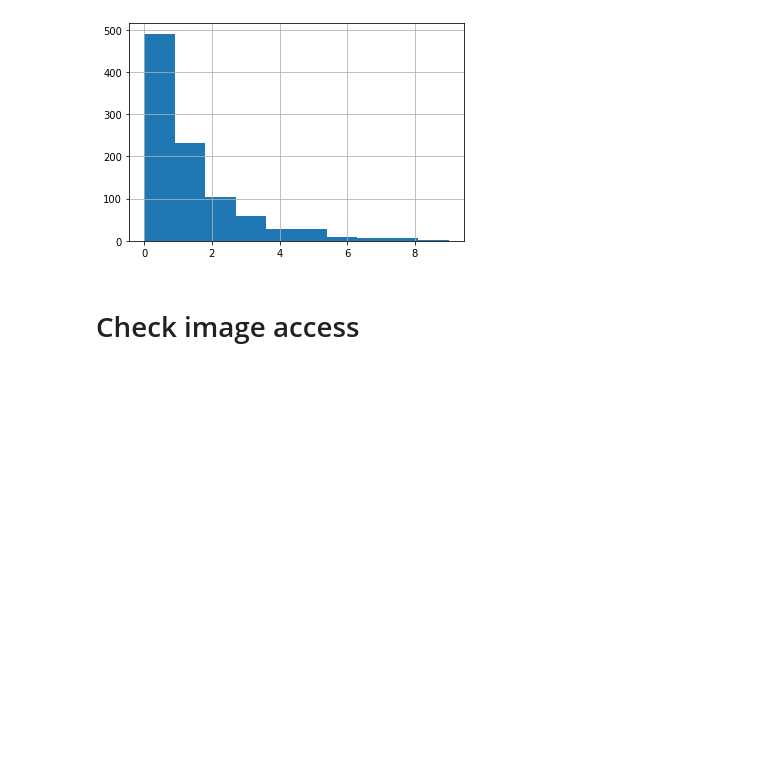
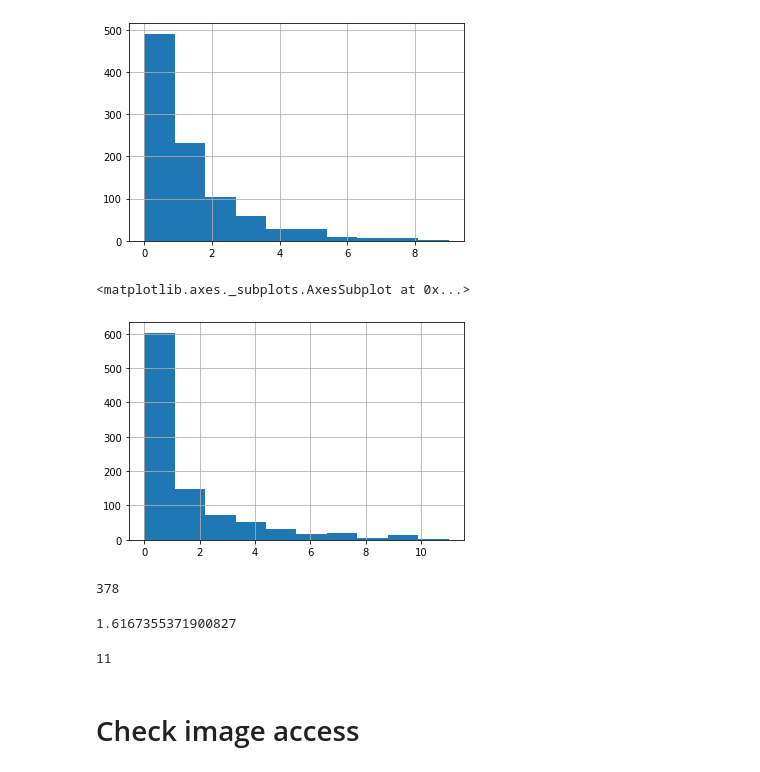
Before and after one commit to sl-jeanchristophecazes/ppty_goldset, a Jupyter notebook: notebooks/gold_set_construction.ipynb, the cells around one changed output. Saved outputs shown, nothing was run; the diff lists cells and outputs as text; code cells hidden in the pictures; blank space fills up the shorter version.

```diff
--- a/notebooks/gold_set_construction.ipynb
+++ b/notebooks/gold_set_construction.ipynb
@@ -503,6 +503,31 @@ groupped_paris18.apply(get_len, axis = 1).hist()
 # %% [output]
 <matplotlib.axes._subplots.AxesSubplot at 0x...>
 [figure]
+# %%
+delta_price = 3.5
+delta_surface = 3
+delta_nbpiece = 1
+
+groupped_montpellier = group_function(df_montpellier, delta_price, delta_surface, delta_piece)
+groupped_paris18 = group_function(df_paris18, delta_price, delta_surface, delta_piece)
+groupped_grenoble = group_function(df_grenoble, delta_price, delta_surface, delta_piece)
+# %%
+groupped_paris18.apply(get_len, axis = 1).hist()
+# %% [output]
+<matplotlib.axes._subplots.AxesSubplot at 0x...>
+[figure, added]
+# %%
+np.sum(groupped_paris18.apply(get_len, axis = 1) == 0)
+# %% [output]
+378
+# %%
+np.mean(groupped_paris18.apply(get_len, axis = 1))
+# %% [output]
+1.6167355371900827
+# %%
+max(groupped_paris18.apply(get_len, axis = 1))
+# %% [output]
+11
 # %%
 import json
 with open('/home/ubuntu/workspace/data/dedup_gold_set/idannonce_dedup.json', 'w') as handle:
```
